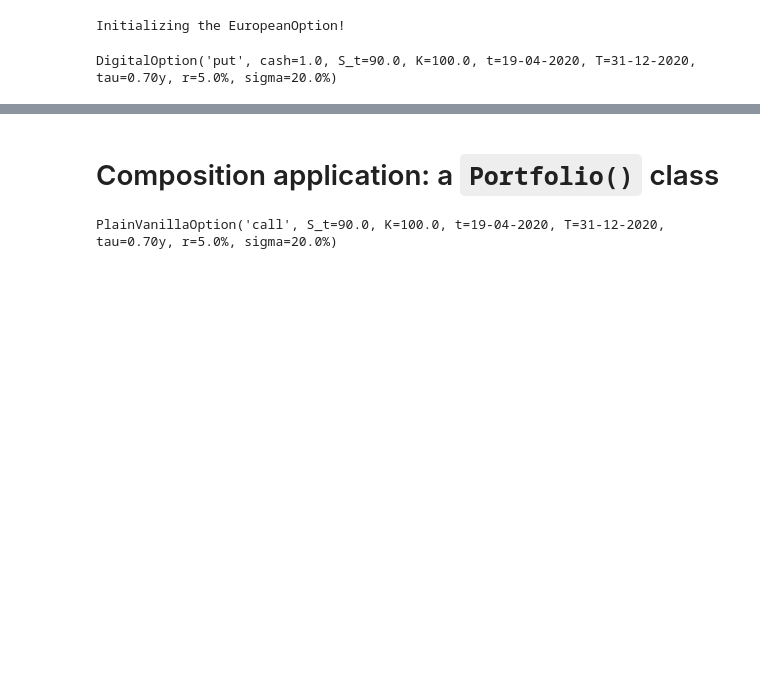
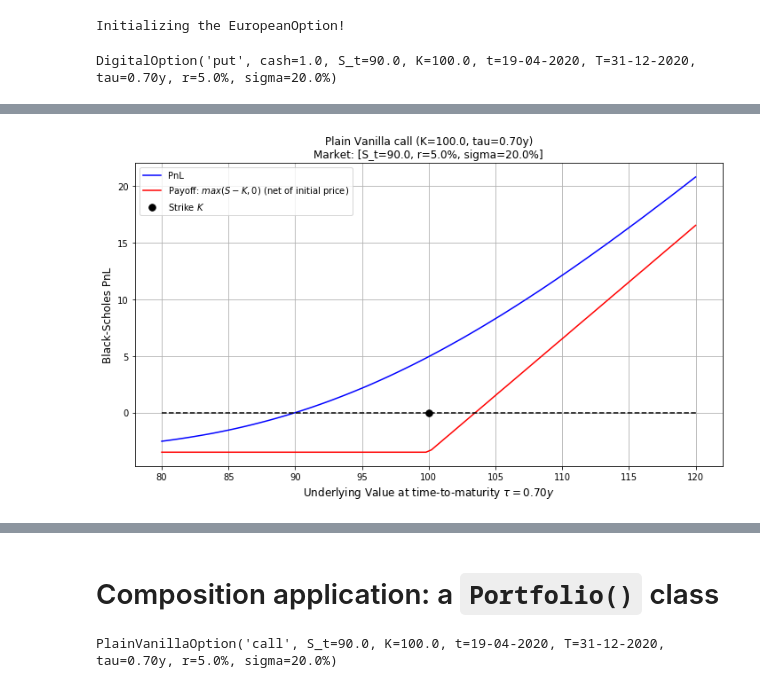
Before and after one commit to gabrielepompa88/IT-For-Business-And-Finance-2019-20, a Jupyter notebook: Notebooks/Derivatives_Analytics___Introduction_to_OOP.ipynb, the cells around one changed output, grey strips where cells are left out. Cells and saved outputs as stored; diff of their text form; code cells hidden in the pictures; blank space fills up the shorter version.

```diff
--- a/Notebooks/Derivatives_Analytics___Introduction_to_OOP.ipynb
+++ b/Notebooks/Derivatives_Analytics___Introduction_to_OOP.ipynb
@@ -3921,0 +4745,4 @@ option_plotter.plot()
+# %%
+option_plotter.plot(method_name='PnL')
+# %% [output]
+[figure, added]
```
Also changed, not shown: parts of 46 cells of this notebook.
